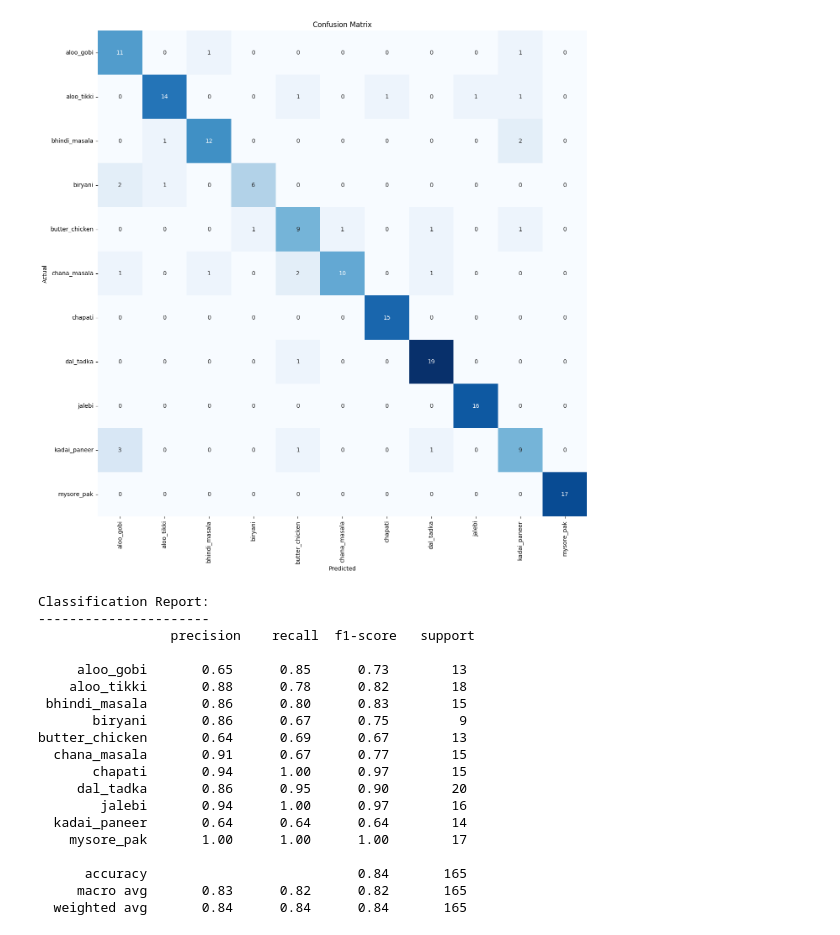
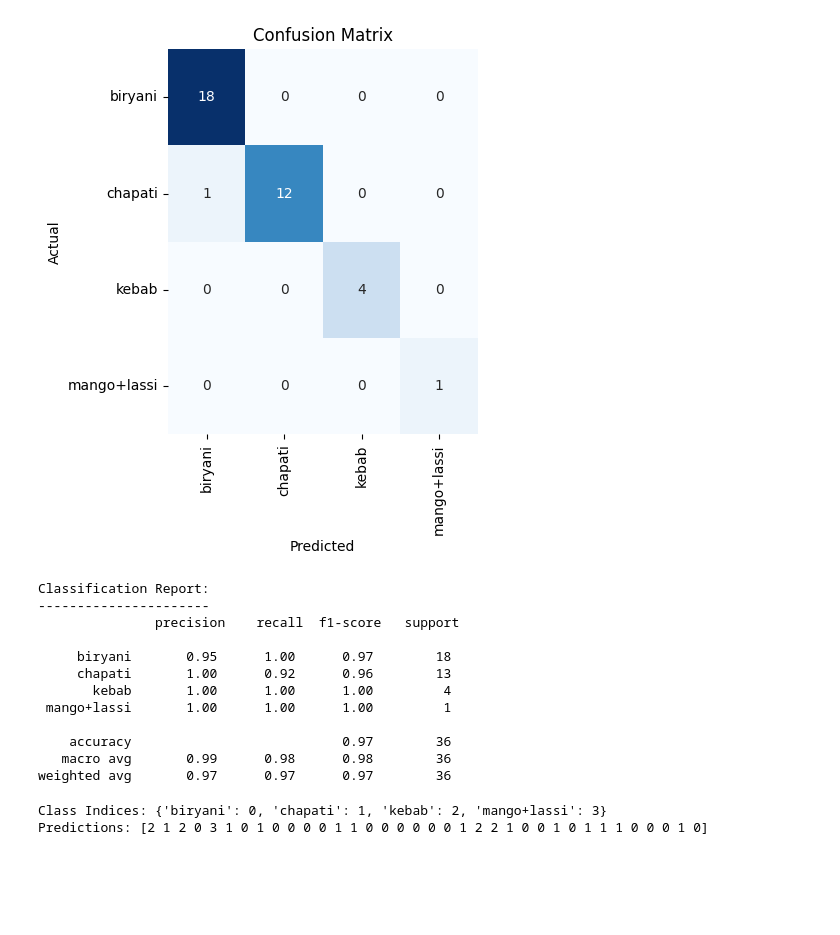
Before and after one commit to Shr1ramN/ImageClassification, a Jupyter notebook: main.ipynb, the cells around one changed output. Cells and saved outputs as stored; diff of their text form; code cells hidden in the pictures; blank space fills up the shorter version.

```diff
--- a/main.ipynb
+++ b/main.ipynb
@@ -115,7 +106,7 @@ inputs = pretrained_model.input
 x = tf.keras.layers.Dense(128, activation='relu')(pretrained_model.output)
 x = tf.keras.layers.Dense(128, activation='relu')(x)
 
-outputs = tf.keras.layers.Dense(11, activation='softmax')(x)
+outputs = tf.keras.layers.Dense(4, activation='softmax')(x)
 
 model = tf.keras.Model(inputs, outputs)
 
@@ -155,13 +146,13 @@ history = model.fit(
     train_images,
     validation_data=val_images,
     epochs=10,
-    callbacks=[
-        tf.keras.callbacks.EarlyStopping(
-            monitor='val_loss',
-            patience=3,
-            restore_best_weights=True
-        )
-    ]
+    # callbacks=[
+    #     tf.keras.callbacks.EarlyStopping(
+    #         monitor='val_loss',
+    #         patience=3,
+    #         restore_best_weights=True
+    #     )
+    # ]
 )
 # %% [output]
 Epoch 1/10
@@ -199,36 +196,29 @@ clr = classification_report(test_images.labels, predictions, target_names=test_i
 # %%
-plt.figure(figsize=(15, 15))
+plt.figure(figsize=(4,5))
 sns.heatmap(cm, annot=True, fmt='g', vmin=0, cmap='Blues', cbar=False)
-plt.xticks(ticks=np.arange(11) + 0.5, labels=test_images.class_indices, rotation=90)
-plt.yticks(ticks=np.arange(11) + 0.5, labels=test_images.class_indices, rotation=0)
+plt.xticks(ticks=np.arange(4) + 0.5, labels=test_images.class_indices, rotation=90)
+plt.yticks(ticks=np.arange(4) + 0.5, labels=test_images.class_indices, rotation=0)
 plt.xlabel("Predicted")
 plt.ylabel("Actual")
 plt.title("Confusion Matrix")
 plt.show()
 # %% [output]
-[figure, old version]
+[figure, new version]
 # %%
 print("Classification Report:\n----------------------\n", clr)
 # %% [output]
 Classification Report:
 ----------------------
-                 precision    recall  f1-score   support
+               precision    recall  f1-score   support
 
-     aloo_gobi       0.65      0.85      0.73        13
-    aloo_tikki       0.88      0.78      0.82        18
- bhindi_masala       0.86      0.80      0.83        15
-       biryani       0.86      0.67      0.75         9
-butter_chicken       0.64      0.69      0.67        13
-  chana_masala       0.91      0.67      0.77        15
-       chapati       0.94      1.00      0.97        15
-     dal_tadka       0.86      0.95      0.90        20
-        jalebi       0.94      1.00      0.97        16
-  kadai_paneer       0.64      0.64      0.64        14
-    mysore_pak       1.00      1.00      1.00        17
+     biryani       0.95      1.00      0.97        18
+     chapati       1.00      0.92      0.96        13
+       kebab       1.00      1.00      1.00         4
+ mango+lassi       1.00      1.00      1.00         1
 
-      accuracy                           0.84       165
-     macro avg       0.83      0.82      0.82       165
-  weighted avg       0.84      0.84      0.84       165
+    accuracy                           0.97        36
+   macro avg       0.99      0.98      0.98        36
+weighted avg       0.97      0.97      0.97        36
 # %%
 import requests
 
@@ -248,3 +238,9 @@ def get_nutrient_info(food_name):
         return nutrient_info
     else:
         return None
+# %%
+print("Class Indices:", test_images.class_indices)
+print("Predictions:", predictions)
+# %% [output]
+Class Indices: {'biryani': 0, 'chapati': 1, 'kebab': 2, 'mango+lassi': 3}
+Predictions: [2 1 2 0 3 1 0 1 0 0 0 0 1 1 0 0 0 0 0 0 1 2 2 1 0 0 1 0 1 1 1 0 0 0 1 0]
```
Also changed, not shown: parts of 10 cells of this notebook, 5 other files.
